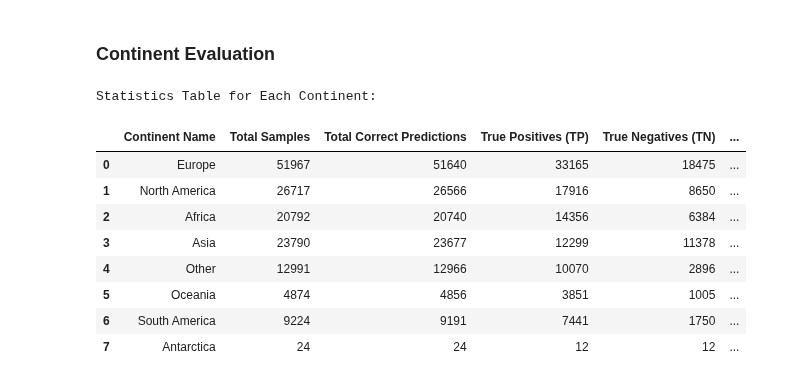
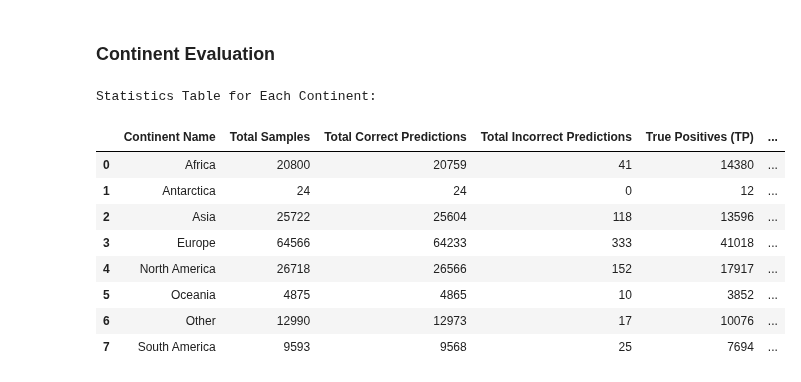
Before and after one commit to rspseshasai/vandalism_detection_osm, a Jupyter notebook: model/xgboost_model_for_contribution_data.ipynb, the cells around one changed output. Saved outputs shown, nothing was run; the diff lists cells and outputs as text; code cells hidden in the pictures.

Commit message:
feature: update continent_evaluation.py to handle more than one continent case

```diff
--- a/model/xgboost_model_for_contribution_data.ipynb
+++ b/model/xgboost_model_for_contribution_data.ipynb
@@ -565,43 +565,45 @@ save_bootstrap_results(metrics_df, results_df, stats_df, folder_to_save_bootstra
 import pandas as pd
 import evaluate_data_set.continent_evaluation as ce
 
-# Ensure X_test and y_test are defined and include bounding box fields
-# If necessary, load your test data here
+# Ensure X_test and y_test are defined and include continent binary columns
+continent_columns = [
+    col for col in X_test.columns if col.startswith("continent_")
+]
 
 # Convert X_test to DataFrame if it's not already
 if not isinstance(X_test, pd.DataFrame):
-    X_test = pd.DataFrame(X_test, columns=final_base_model.get_booster().feature_names)
+    X_test = pd.DataFrame(X_test, columns=final_tuned_model.get_booster().feature_names)
 
 # Split test set by continent
-continent_data = ce.split_test_set_by_continent(X_test, y_test)
+continent_data = ce.split_test_set_by_continent(X_test, y_test, continent_columns)
 
 # Evaluate model on each continent
 results = ce.evaluate_model_on_continents(continent_data, final_tuned_model)
 # %%
 # Convert results to DataFrame
 import pandas as pd
 
 stats_columns = [
-    'Total Samples', 'Total Correct Predictions', 'True Positives (TP)',
+    'Total Samples', 'Total Correct Predictions', 'Total Incorrect Predictions', 'True Positives (TP)',
     'True Negatives (TN)', 'False Positives (FP)', 'False Negatives (FN)',
     'Accuracy', 'Precision', 'Recall', 'F1-score', 'AUC-ROC', 'AUC-PR'
 ]
 
 stats_df = pd.DataFrame.from_dict(results, orient='index')[stats_columns]
 stats_df.index.name = 'Continent Name'
 stats_df.reset_index(inplace=True)
 
 # Display the statistics table
 print("\nStatistics Table for Each Continent:")
 display(stats_df)
 # %% [output]
 Statistics Table for Each Continent:
-|  | Continent Name | Total Samples | Total Correct Predictions | True Positives (TP) | True Negatives (TN) | ... |
-| 0 | Europe | 51967 | 51640 | 33165 | 18475 | ... |
-| 1 | North America | 26717 | 26566 | 17916 | 8650 | ... |
-| 2 | Africa | 20792 | 20740 | 14356 | 6384 | ... |
-| 3 | Asia | 23790 | 23677 | 12299 | 11378 | ... |
-| 4 | Other | 12991 | 12966 | 10070 | 2896 | ... |
-| 5 | Oceania | 4874 | 4856 | 3851 | 1005 | ... |
-| 6 | South America | 9224 | 9191 | 7441 | 1750 | ... |
-| 7 | Antarctica | 24 | 24 | 12 | 12 | ... |
+|  | Continent Name | Total Samples | Total Correct Predictions | Total Incorrect Predictions | True Positives (TP) | ... |
+| 0 | Africa | 20800 | 20759 | 41 | 14380 | ... |
+| 1 | Antarctica | 24 | 24 | 0 | 12 | ... |
+| 2 | Asia | 25722 | 25604 | 118 | 13596 | ... |
+| 3 | Europe | 64566 | 64233 | 333 | 41018 | ... |
+| 4 | North America | 26718 | 26566 | 152 | 17917 | ... |
+| 5 | Oceania | 4875 | 4865 | 10 | 3852 | ... |
+| 6 | Other | 12990 | 12973 | 17 | 10076 | ... |
+| 7 | South America | 9593 | 9568 | 25 | 7694 | ... |
```
Also changed, not shown: 1 other file.
